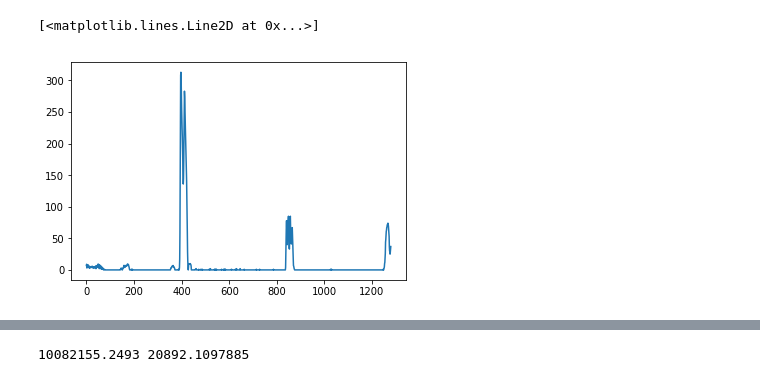
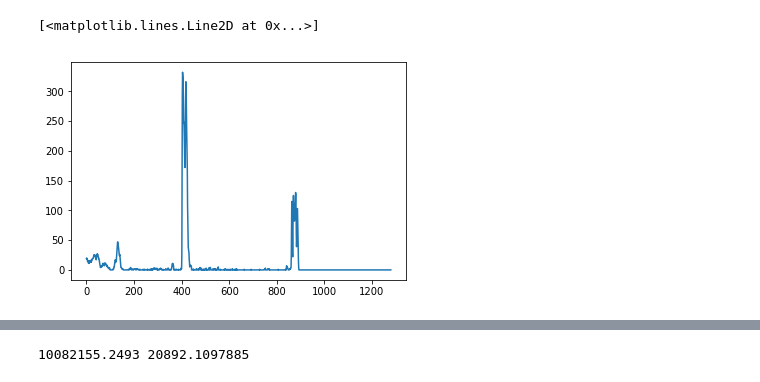
Before and after one commit to adelsam/CarND-Advanced-Lane-Lines, a Jupyter notebook: Lane Finding.ipynb, the cells around one changed output, grey strips where cells are left out. Drawn from its saved outputs; the diff is of its cells as text; code cells hidden in the pictures.

```diff
--- a/Lane Finding.ipynb
+++ b/Lane Finding.ipynb
@@ -125,10 +161,10 @@ ax2.set_title('Sobel Image', fontsize=30)
 # %%
 # Perspective transform
 # Convert to top-down
-img = mpimg.imread('test_images/straight_lines1.jpg')
+img = mpimg.imread('test_images/test7.jpg')
 img_size = (img.shape[1], img.shape[0])
 src = np.float32([[262, 680], [550, 480], [730, 480], [1040, 680]])
-dst = np.float32([[400, 680], [400, 400], [850, 400], [850, 680]])
+dst = np.float32([[400, 680], [400, 150], [850, 150], [850, 680]])
 src_pts = src.astype(np.int32).reshape((-1,1,2))
 dst_pts = dst.astype(np.int32).reshape((-1,1,2))
 
@@ -149,0 +186,20 @@ ax2.set_title('Warped Image', fontsize=30)
+# %%
+#Warped Sobel
+img = mpimg.imread('test_images/test7.jpg')
+dst = cv2.undistort(img, mtx, dist, None, mtx)
+gray_gradient_x, s_binary = conv_sobel(dst)
+#sobel = np.dstack((sobel, sobel, sobel))*255
+color_binary = np.dstack(( np.zeros_like(gray_gradient_x), gray_gradient_x, s_binary))*255
+
+# sobel = np.dstack((mag_and_dir, mag_and_dir, mag_and_dir))*255
+#color_binary = np.dstack(( gray_gradient_x, s_ch_gradient_x, mag_and_dir))*255
+# sobel = conv_sobel(dst)
+warped = cv2.warpPerspective(color_binary, M, img_size, flags=cv2.INTER_LINEAR)
+
+# warped_color = np.dstack((warped, warped, warped))*255
+
+f, (ax1, ax2) = plt.subplots(1, 2, figsize=(20,10))
+ax1.imshow(img)
+ax1.set_title('Original', fontsize=30)
+ax2.imshow(warped)
+ax2.set_title('Warped Sobel', fontsize=30)
@@ -150,16 +209,22 @@ ax2.set_title('Warped Image', fontsize=30)
+# %%
+def sobel_combined(image):
+    gray_gradient_x, s_binary = conv_sobel(dst)
+    combined = np.zeros_like(gray_gradient_x)
+    combined[(gray_gradient_x == 1) | (s_binary == 1)] = 1
+    return combined
 # %%
 # Detect lane lines
 # Review pipeline so far
-img = mpimg.imread('test_images/straight_lines1.jpg')
+img = mpimg.imread('test_images/test7.jpg')
 dst = cv2.undistort(img, mtx, dist, None, mtx)
-sobel = abs_sobel_thresh(dst)
+sobel = sobel_combined(dst)
 warped = cv2.warpPerspective(sobel, M, img_size, flags=cv2.INTER_LINEAR)
 
 # histogram
 histogram = np.sum(warped[warped.shape[0]/2:,:], axis=0)
 plt.plot(histogram)
 # %% [output]
 [<matplotlib.lines.Line2D at 0x...>]
-[figure, old version]
+[figure, new version]
 # %%
 # Finding the lines
```
Also changed, not shown: parts of 9 cells of this notebook, 1 other file.
